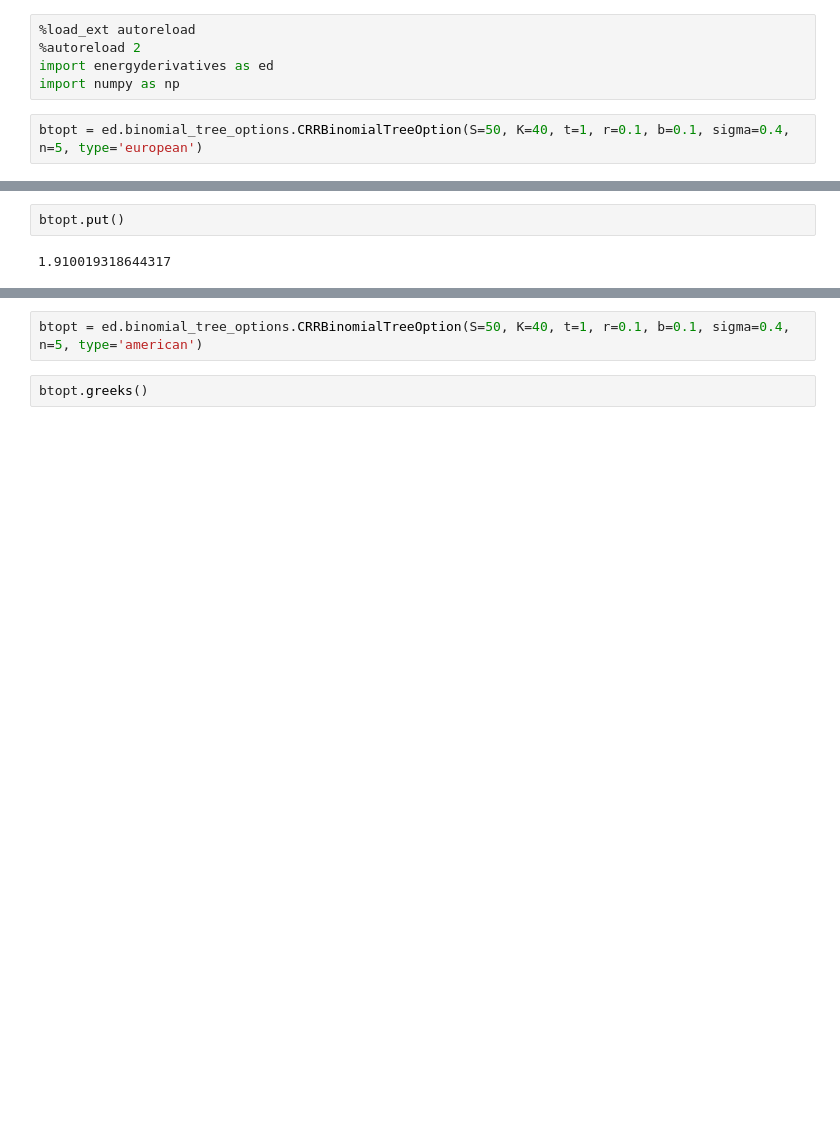
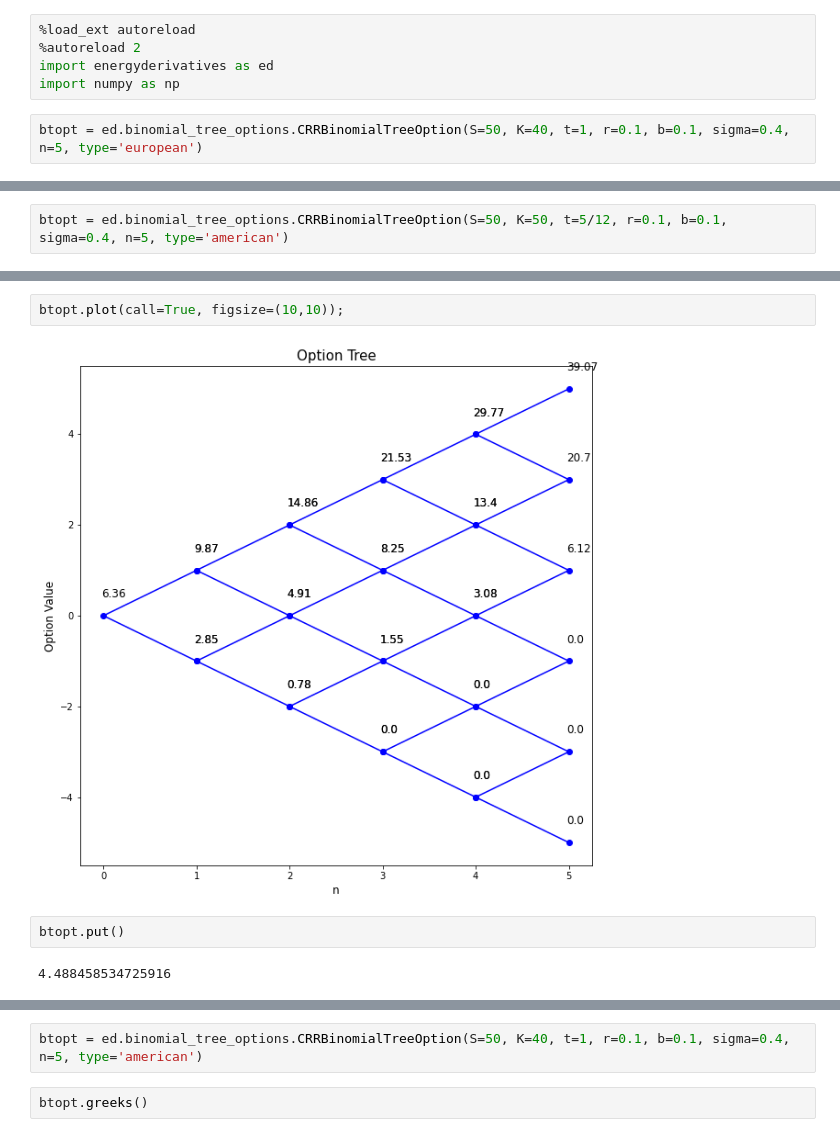
Before and after one commit to bbcho/finoptions-dev, a Jupyter notebook: notebooks/3_Bionomial.ipynb, the cells around one changed output, grey strips where cells are left out. Saved outputs shown, nothing was run; the diff lists cells and outputs as text; blank space fills up the shorter version.

Commit message:
binomial tree plotter working

```diff
--- a/notebooks/3_Bionomial.ipynb
+++ b/notebooks/3_Bionomial.ipynb
@@ -13,0 +16,2 @@ btopt.call()
+# %%
+btopt = ed.binomial_tree_options.CRRBinomialTreeOption(S=50, K=50, t=5/12, r=0.1, b=0.1, sigma=0.4, n=5, type='american')
@@ -14,4 +27,8 @@ btopt.call()
+# %%
+btopt.plot(call=True, figsize=(10,10));
+# %% [output]
+[figure, added]
 # %%
 btopt.put()
 # %% [output]
-1.910019318644317
+4.488458534725916
```
Also changed, not shown: parts of 6 cells of this notebook, 3 other files.
